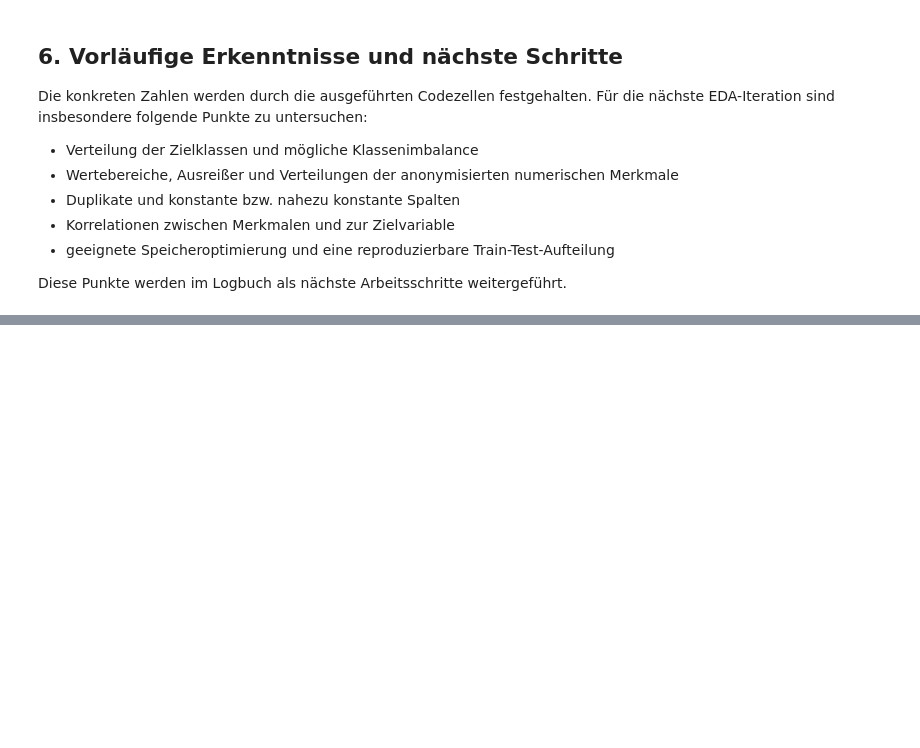
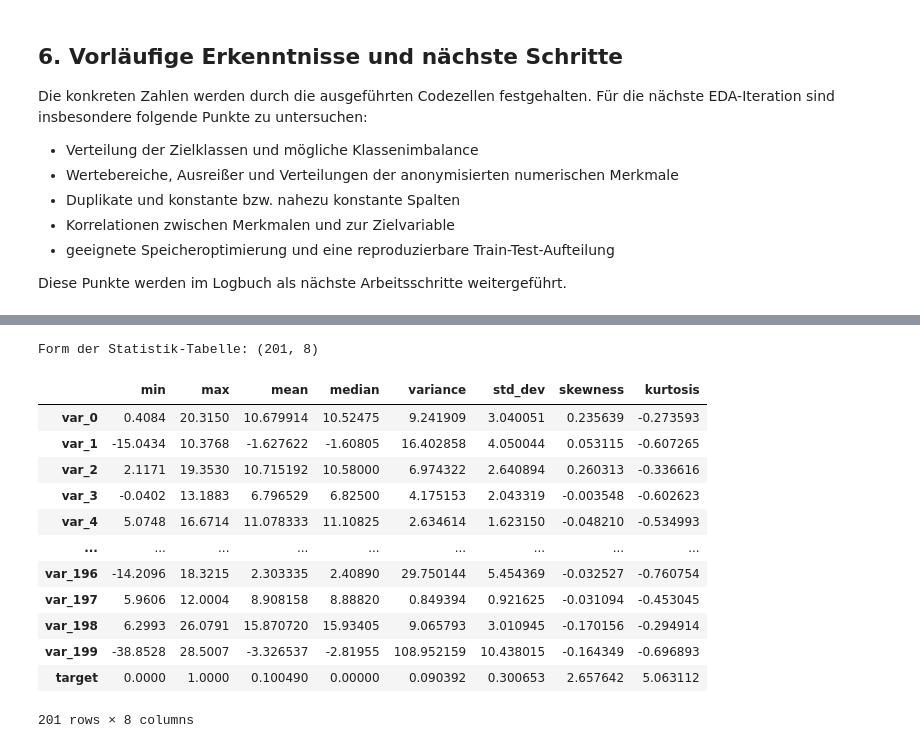
Before and after one commit to Cypshu/ADA_Project, a Jupyter notebook: Cyp/EDA/01_Datensatz_Einfuehrung.ipynb, the cells around one changed output, grey strips where cells are left out. Cells and saved outputs as stored; diff of their text form; code cells hidden in the pictures; blank space fills up the shorter version.

Commit message:
Expand Santander EDA statistics and scaling

```diff
--- a/Cyp/EDA/01_Datensatz_Einfuehrung.ipynb
+++ b/Cyp/EDA/01_Datensatz_Einfuehrung.ipynb
@@ -219,0 +227,33 @@ Diese Punkte werden im Logbuch als nächste Arbeitsschritte weitergeführt.
+# %%
+numeric_view = df.copy()
+for column in numeric_view.columns:
+    if pd.api.types.is_bool_dtype(numeric_view[column]):
+        numeric_view[column] = numeric_view[column].astype(float)
+
+descriptive_statistics = pd.DataFrame({
+    "min": numeric_view.min(),
+    "max": numeric_view.max(),
+    "mean": numeric_view.mean(),
+    "median": numeric_view.median(),
+    "variance": numeric_view.var(),
+    "std_dev": numeric_view.std(),
+    "skewness": numeric_view.skew(),
+    "kurtosis": numeric_view.kurtosis(),
+})
+print("Form der Statistik-Tabelle:", descriptive_statistics.shape)
+display(descriptive_statistics.round(6))
+# %% [output]
+Form der Statistik-Tabelle: (201, 8)
+|  | min | max | mean | median | variance | std_dev | skewness | kurtosis |
+| var_0 | 0.4084 | 20.3150 | 10.679914 | 10.52475 | 9.241909 | 3.040051 | 0.235639 | -0.273593 |
+| var_1 | -15.0434 | 10.3768 | -1.627622 | -1.60805 | 16.402858 | 4.050044 | 0.053115 | -0.607265 |
+| var_2 | 2.1171 | 19.3530 | 10.715192 | 10.58000 | 6.974322 | 2.640894 | 0.260313 | -0.336616 |
+| var_3 | -0.0402 | 13.1883 | 6.796529 | 6.82500 | 4.175153 | 2.043319 | -0.003548 | -0.602623 |
+| var_4 | 5.0748 | 16.6714 | 11.078333 | 11.10825 | 2.634614 | 1.623150 | -0.048210 | -0.534993 |
+| ... | ... | ... | ... | ... | ... | ... | ... | ... |
+| var_196 | -14.2096 | 18.3215 | 2.303335 | 2.40890 | 29.750144 | 5.454369 | -0.032527 | -0.760754 |
+| var_197 | 5.9606 | 12.0004 | 8.908158 | 8.88820 | 0.849394 | 0.921625 | -0.031094 | -0.453045 |
+| var_198 | 6.2993 | 26.0791 | 15.870720 | 15.93405 | 9.065793 | 3.010945 | -0.170156 | -0.294914 |
+| var_199 | -38.8528 | 28.5007 | -3.326537 | -2.81955 | 108.952159 | 10.438015 | -0.164349 | -0.696893 |
+| target | 0.0000 | 1.0000 | 0.100490 | 0.00000 | 0.090392 | 0.300653 | 2.657642 | 5.063112 |
+201 rows × 8 columns
```
Also changed, not shown: parts of 8 cells of this notebook, 2 other files.
